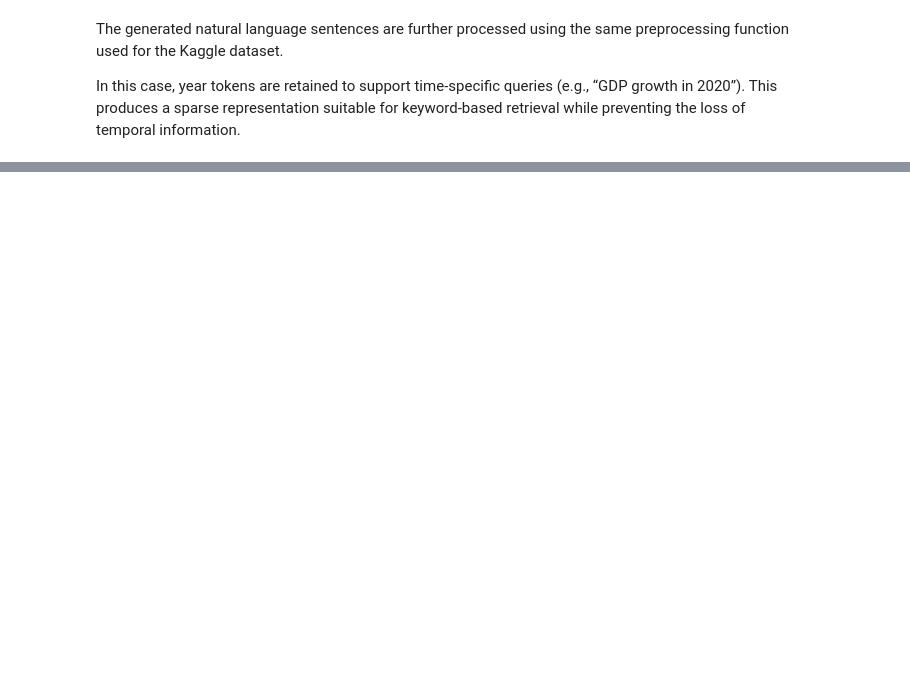
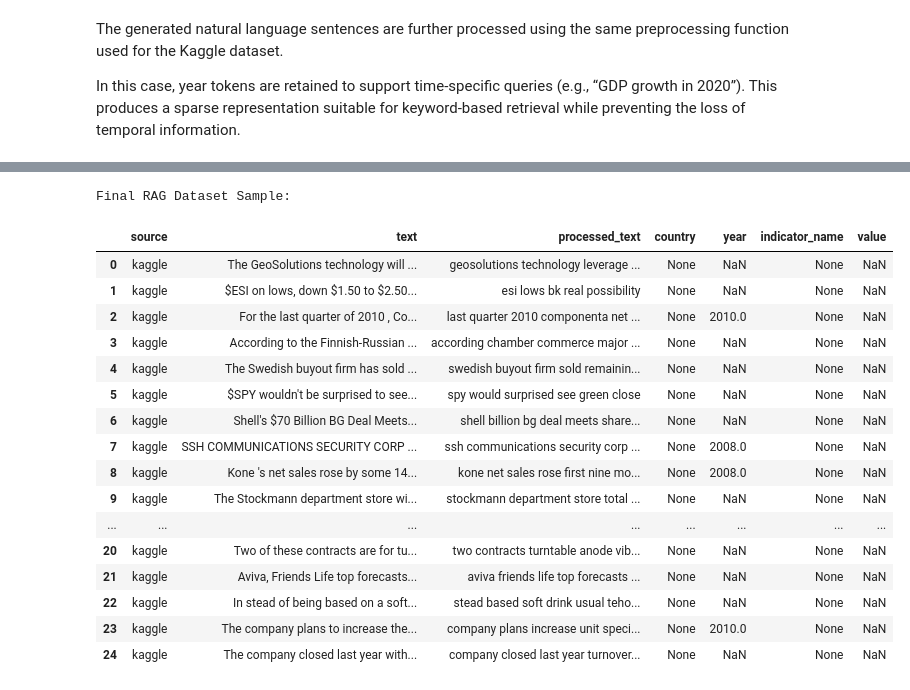
Before and after one commit to DavidF-22/ICS5111-MiningLargeScaleData_Project, a Jupyter notebook: RagAssignment.ipynb, the cells around one changed output, grey strips where cells are left out. Saved outputs shown, nothing was run; the diff lists cells and outputs as text; code cells hidden in the pictures; blank space fills up the shorter version.

```diff
--- a/RagAssignment.ipynb
+++ b/RagAssignment.ipynb
@@ -392,0 +391,43 @@ Final RAG Dataset Sample:
+# %%
+# In order to keep metadata consistent across both datasets, we add empty columns to the Kaggle dataset
+kaggle_dataset["country"] = None
+kaggle_dataset["indicator_name"] = None
+kaggle_dataset["value"] = None
+
+# Final reordering of columns
+kaggle_dataset = kaggle_dataset[
+    ["source", "text", "processed_text", "country", "year", "indicator_name", "value"]
+]
+
+wb_dataset = wb_dataset[
+    ["source", "text", "processed_text", "country", "year", "indicator_name", "value"]
+]
+
+# Combine both datasets into final RAG dataset
+final_rag_dataset = pd.concat([kaggle_dataset, wb_dataset], ignore_index=True)
+
+print("Final RAG Dataset Sample:")
+display(final_rag_dataset.head(25))
+
+# Save final RAG dataset to CSV
+RAG_OUTPUT_PATH = DATA_OUTPUT_DIR / "final_rag_dataset.csv"
+final_rag_dataset.to_csv(RAG_OUTPUT_PATH, index=False)
+# %% [output]
+Final RAG Dataset Sample:
+|  | source | text | processed_text | country | year | indicator_name | value |
+| 0 | kaggle | The GeoSolutions technology will ... | geosolutions technology leverage ... | None | NaN | None | NaN |
+| 1 | kaggle | $ESI on lows, down $1.50 to $2.50... | esi lows bk real possibility | None | NaN | None | NaN |
+| 2 | kaggle | For the last quarter of 2010 , Co... | last quarter 2010 componenta net ... | None | 2010.0 | None | NaN |
+| 3 | kaggle | According to the Finnish-Russian ... | according chamber commerce major ... | None | NaN | None | NaN |
+| 4 | kaggle | The Swedish buyout firm has sold ... | swedish buyout firm sold remainin... | None | NaN | None | NaN |
+| 5 | kaggle | $SPY wouldn't be surprised to see... | spy would surprised see green close | None | NaN | None | NaN |
+| 6 | kaggle | Shell's $70 Billion BG Deal Meets... | shell billion bg deal meets share... | None | NaN | None | NaN |
+| 7 | kaggle | SSH COMMUNICATIONS SECURITY CORP ... | ssh communications security corp ... | None | 2008.0 | None | NaN |
+| 8 | kaggle | Kone 's net sales rose by some 14... | kone net sales rose first nine mo... | None | 2008.0 | None | NaN |
+| 9 | kaggle | The Stockmann department store wi... | stockmann department store total ... | None | NaN | None | NaN |
+| ... | ... | ... | ... | ... | ... | ... | ... |
+| 20 | kaggle | Two of these contracts are for tu... | two contracts turntable anode vib... | None | NaN | None | NaN |
+| 21 | kaggle | Aviva, Friends Life top forecasts... | aviva friends life top forecasts ... | None | NaN | None | NaN |
+| 22 | kaggle | In stead of being based on a soft... | stead based soft drink usual teho... | None | NaN | None | NaN |
+| 23 | kaggle | The company plans to increase the... | company plans increase unit speci... | None | 2010.0 | None | NaN |
+| 24 | kaggle | The company closed last year with... | company closed last year turnover... | None | NaN | None | NaN |
```
Also changed, not shown: parts of 13 cells of this notebook, 3 other files.
